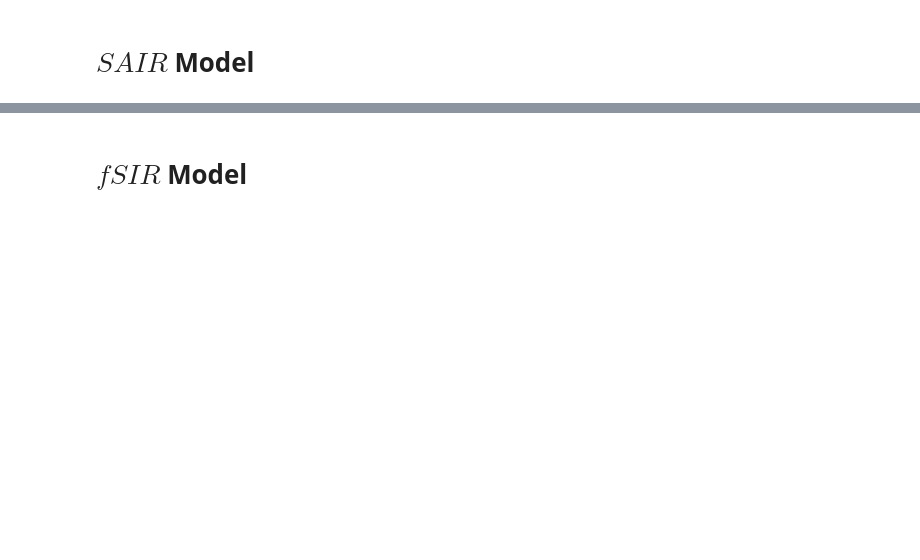
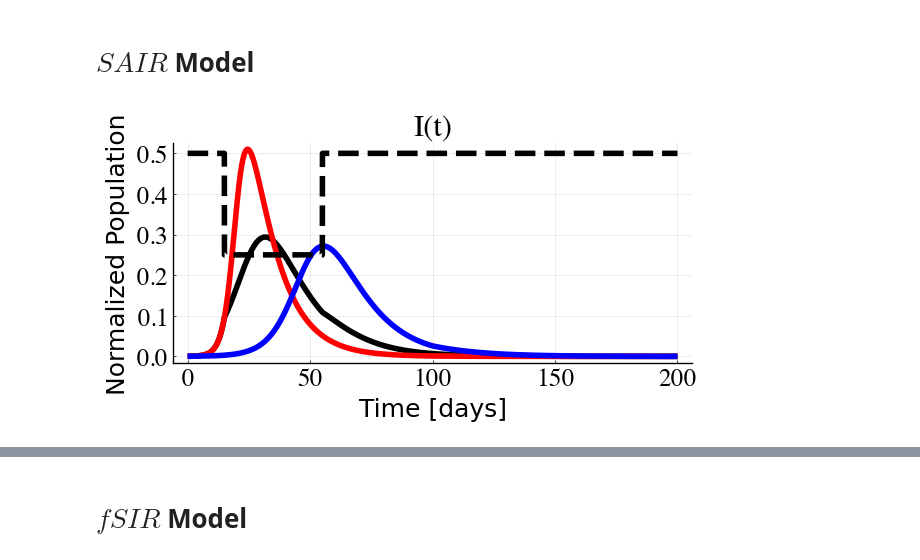
Before and after one commit to sontaglab/epidemics, a Jupyter notebook: Notebooks/Main.ipynb, the cells around one changed output, grey strips where cells are left out. Drawn from its saved outputs; the diff is of its cells as text; code cells hidden in the pictures; blank space fills up the shorter version.

```diff
--- a/Notebooks/Main.ipynb
+++ b/Notebooks/Main.ipynb
@@ -134,35 +138,36 @@ p  = [0.3, 0.15, 0.5, 0.25, 0.1, 0.5, 0.09, 15, 40]
 # ode solver
 alg = BS3()
 
 # solve the ode problem
 tspan = (0.0, 2e2)
 prob  = ODEProblem(SAIR, u0, tspan, p)
 sol   = solve(prob, alg, reltol=1e-8, abstol=1e-8)
 
 # show something
 fig = plot(sol.t, sol[3, :], linewidth=4, title="I(t)"
     , ylabel= "Normalized Population", xlabel= "Time [days]", c=:black)
 
 p[8:9] = [0, 0]
 prob  = ODEProblem(SAIR, u0, tspan, p)
 sol   = solve(prob, alg, reltol=1e-8, abstol=1e-8)
 timen = sol.t[argmax(sol[3,:])]
 fig = plot!(fig, sol.t, sol[3, :], linewidth=4, c=:red)
 
 p[8:9] = [0, 100.]
 prob  = ODEProblem(SAIR, u0, tspan, p)
 sol   = solve(prob, alg, reltol=1e-8, abstol=1e-8)
 timec = sol.t[argmax(sol[3,:])]
 fig = plot!(fig, sol.t, sol[3, :], linewidth=4, c=:blue)
 
 # what was the input?
 x = 0.:0.01:200
 y = 0.5 .- 0.25* sinput.(x, 15, 40)
 fig = plot!(fig, x, y, linewidth=4, leg = false, size=(650,370), line=:dash, c=:black)
 fig = bplot(fig, 22)
 
-savefig(fig, "figures/SAIR-1d.pdf")
-display(fig)
+savefig(fig, "figures/SAIR-1d.svg")
+# %% [output]
+[figure, added]
 # %%
 p  = [0.3, 0.15, 0.5, 0.25, 0.1, 0.5, 0.09, 15, 40]
 
```
Also changed, not shown: parts of 15 cells of this notebook, 51 other files.
